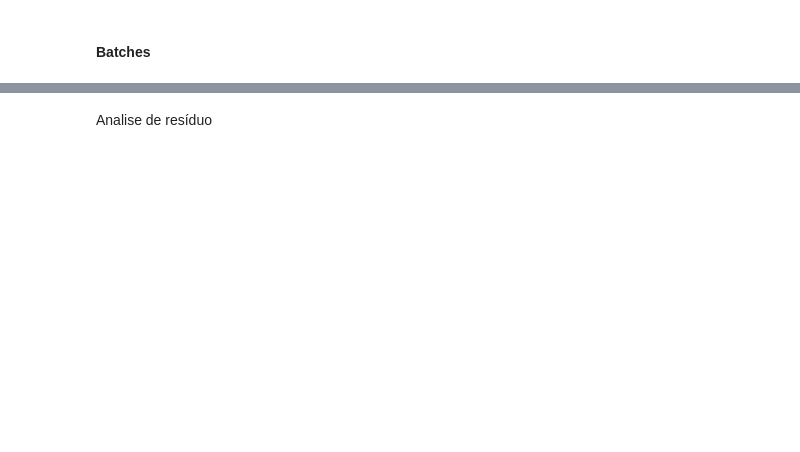
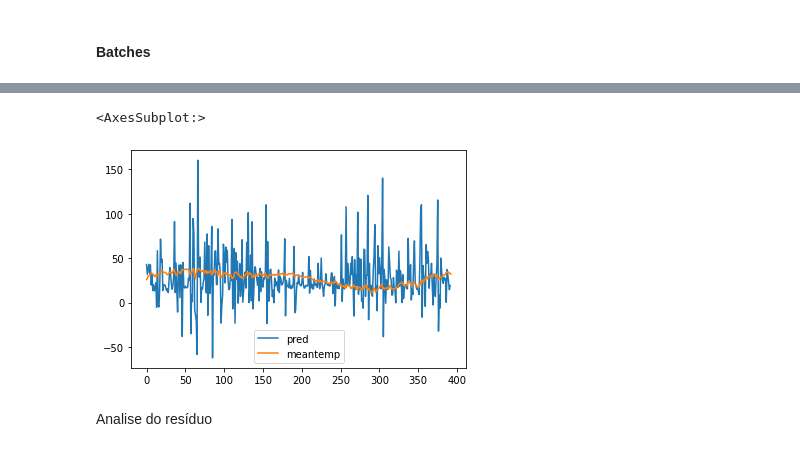
Before and after one commit to lucascouri2/residencia-st, a Jupyter notebook: Relatorio.ipynb, the cells around one changed output, grey strips where cells are left out. Cells and saved outputs as stored; diff of their text form; code cells hidden in the pictures; blank space fills up the shorter version.

```diff
--- a/Relatorio.ipynb
+++ b/Relatorio.ipynb
@@ -618,20 +711,0 @@ def train_mlp(multi_neuron, train_data, valid_data):
-# %%
-def predict_mlp(model):
-
-    model.eval()
-    results_MLP = []
-    for test_data in test_dataloader:
-        x = test_data[:,:n_lags].float()
-        y = test_data[:,n_lags].float()
-
-        y_pred = model(x)
-        results_MLP.extend(y_pred.flatten().detach().numpy())
-
-    return results_MLP
-#pd.DataFrame(results).plot()
-# results_MLP[:10]
-# %%
-def get_best_model(metric_name, all_metrics):
-    model_metrics = min(all_metrics.keys(), key=(lambda new_k: all_metrics[new_k][metric_name]))
-    index_best = model_metrics[-1]
-    return mlp_models[int(index_best)]
@@ -653,0 +716,2 @@ for i in range(10):
+# %%
+mlp_models, results_metrics_MLP = generate_models(train_dataloader, valid_dataloader, y_test, test_dataloader)
@@ -656,4 +746,4 @@ pd.DataFrame(results_metrics_MLP)
 # %%
-best_MLP = get_best_model("mse", results_metrics_MLP)
-pred_best_MLP = predict_mlp(best_MLP)
+best_MLP = get_best_model("mse", results_metrics_MLP, mlp_models)
+pred_best_MLP = predict_mlp(best_MLP, test_dataloader)
 # %%
@@ -661,5 +761,8 @@ show_metrics(y_test_d1,pred_best_MLP, results, 'MLP')
 # %%
-pd.concat([pd.Series(pred_best_MLP, name='pred'), y_test_d1.reset_index(drop=True)],axis=1).plot()
+pd.concat([pd.Series(pred_best_MLP, name='pred'), y_test.reset_index(drop=True)],axis=1).plot()
+# %% [output]
+<AxesSubplot:>
+[figure, added]
 # %% [markdown]
-Analise de resíduo
+Analise do resíduo
 # %%
```
Also changed, not shown: parts of 43 cells of this notebook.
